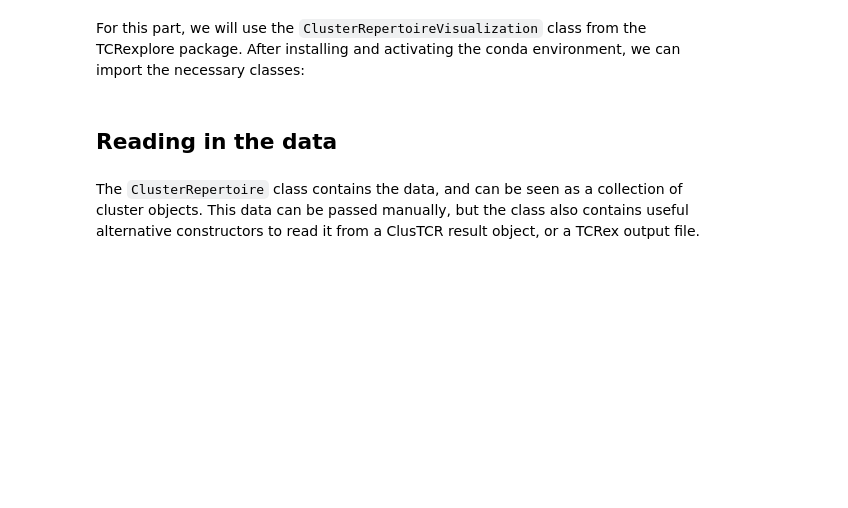
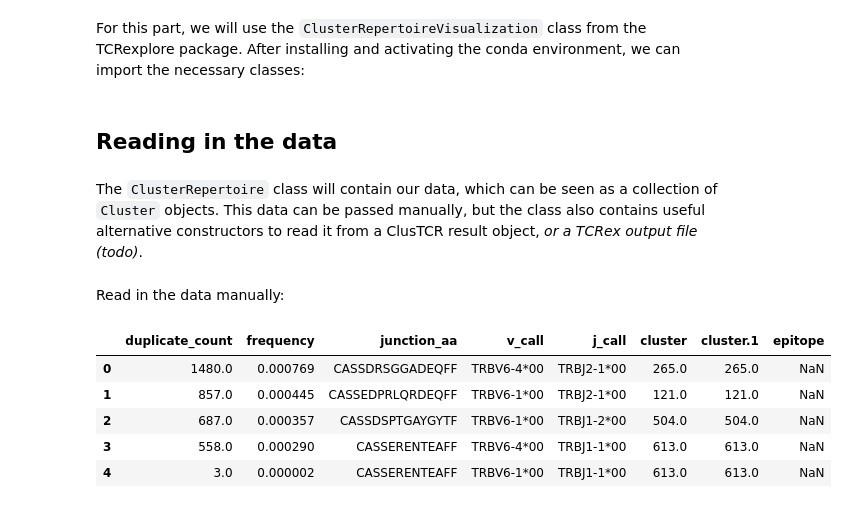
Before and after one commit to svalkiers/MMB_antigen_receptor_repertoire_tools, a Jupyter notebook: notebooks/part4_visualization.ipynb, the cells around one changed output. Cells and saved outputs as stored; diff of their text form; code cells hidden in the pictures; blank space fills up the shorter version.

```diff
--- a/notebooks/part4_visualization.ipynb
+++ b/notebooks/part4_visualization.ipynb
@@ -8,4 +11,4 @@ from tcrexplore.visualization import ClusterRepertoireVisualization
 # %% [markdown]
 ## Reading in the data
 # %% [markdown]
-The `ClusterRepertoire` class contains the data, and can be seen as a collection of cluster objects. This data can be passed manually, but the class also contains useful alternative constructors to read it from a ClusTCR result object, or a TCRex output file.
+The `ClusterRepertoire` class will contain our data, which can be seen as a collection of `Cluster` objects. This data can be passed manually, but the class also contains useful alternative constructors to read it from a ClusTCR result object, _or a TCRex output file (todo)_.
@@ -20,0 +18,12 @@ ClusterRepertoire.from_tcrex_result()
+# %% [markdown]
+Read in the data manually:
+# %%
+df=pd.read_csv('../data/results/clustcr/P1_15_clusters_tcrex.tsv', sep="\t")
+df.head()
+# %% [output]
+|  | duplicate_count | frequency | junction_aa | v_call | j_call | cluster | cluster.1 | epitope |
+| 0 | 1480.0 | 0.000769 | CASSDRSGGADEQFF | TRBV6-4*00 | TRBJ2-1*00 | 265.0 | 265.0 | NaN |
+| 1 | 857.0 | 0.000445 | CASSEDPRLQRDEQFF | TRBV6-1*00 | TRBJ2-1*00 | 121.0 | 121.0 | NaN |
+| 2 | 687.0 | 0.000357 | CASSDSPTGAYGYTF | TRBV6-1*00 | TRBJ1-2*00 | 504.0 | 504.0 | NaN |
+| 3 | 558.0 | 0.000290 | CASSERENTEAFF | TRBV6-4*00 | TRBJ1-1*00 | 613.0 | 613.0 | NaN |
+| 4 | 3.0 | 0.000002 | CASSERENTEAFF | TRBV6-1*00 | TRBJ1-1*00 | 613.0 | 613.0 | NaN |
```
Also changed, not shown: parts of 16 cells of this notebook.
